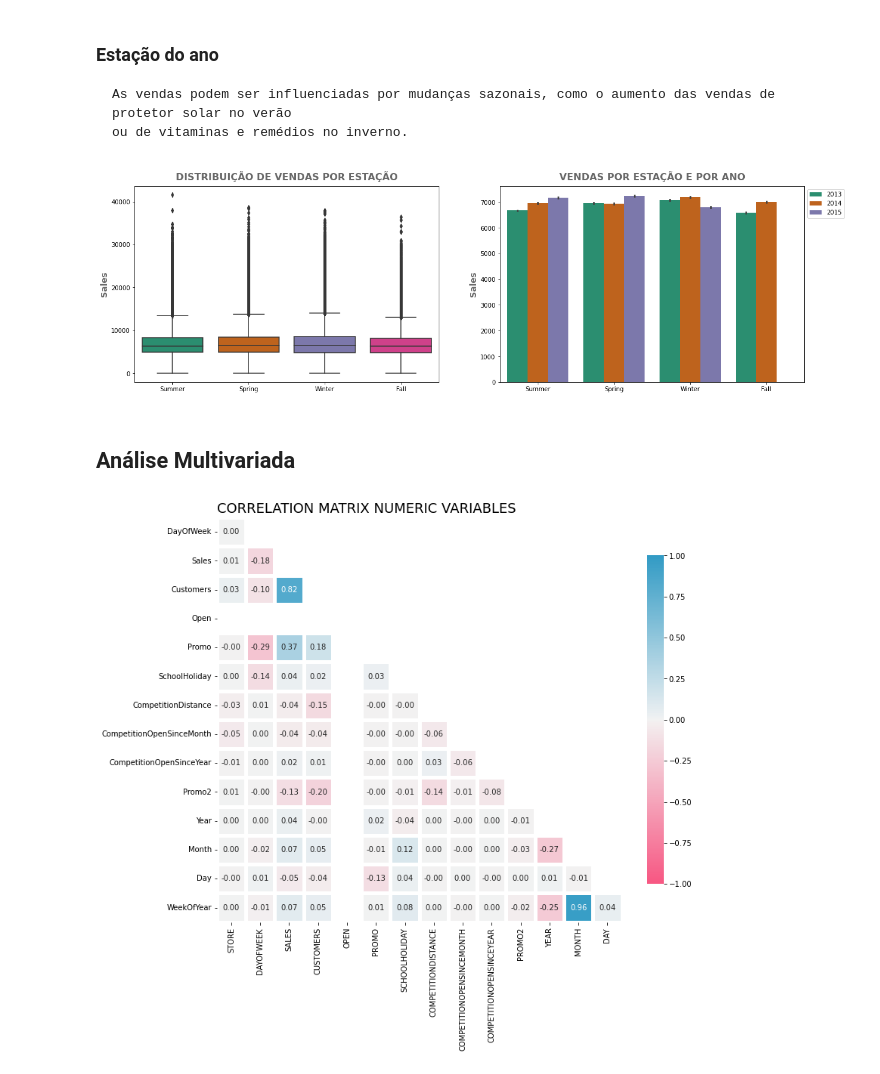
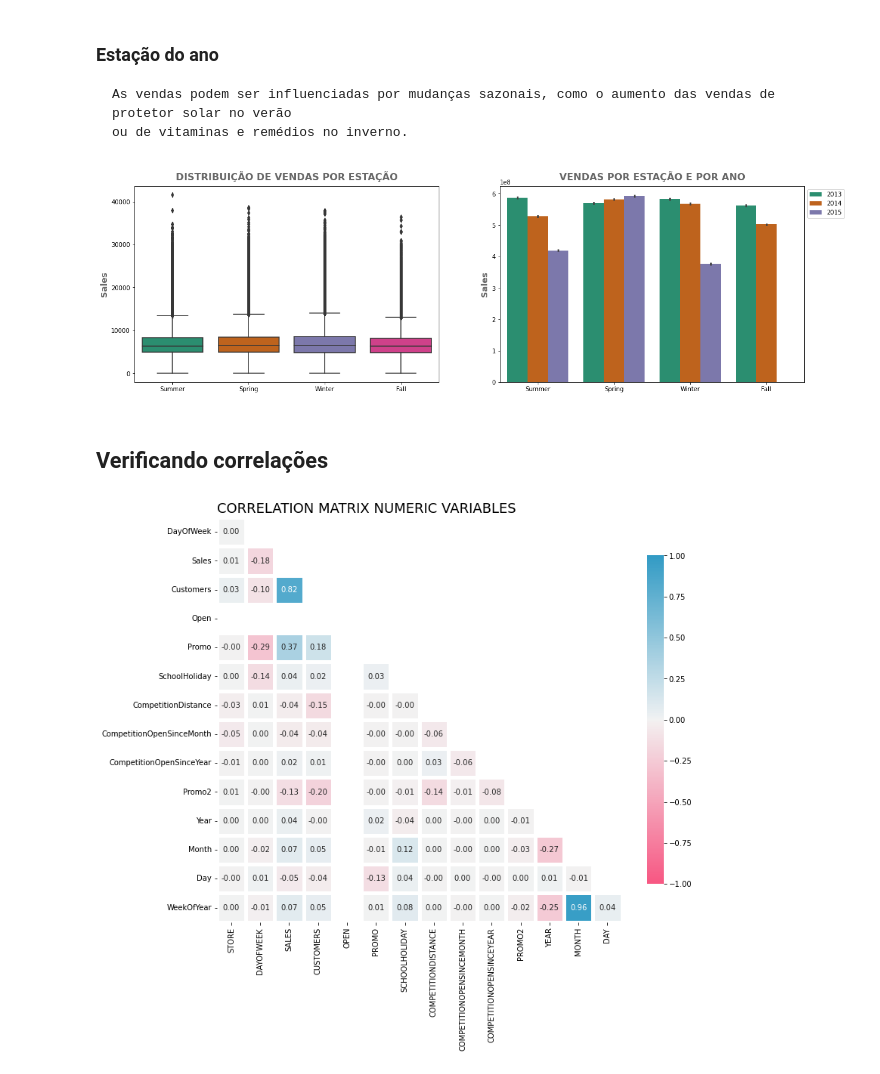
Before and after one commit to LidAlmeida/rossmann_prediction, a Jupyter notebook: notebooks/0.1-exploratory-data-analysis-rossmann.ipynb, the cells around one changed output. Saved outputs shown, nothing was run; the diff lists cells and outputs as text; code cells hidden in the pictures.

```diff
--- a/notebooks/0.1-exploratory-data-analysis-rossmann.ipynb
+++ b/notebooks/0.1-exploratory-data-analysis-rossmann.ipynb
@@ -832,26 +901,26 @@ day_week.set_title('VENDAS POR DIA DA SEMANA', pad=20,
 # %%
 fig, (ax0, ax1) = plt.subplots(nrows=1, ncols=2,
                                figsize=(20, 6))
 
 # Barplot
 sns.boxplot(x='Season', y='Sales', palette='Dark2', data=df2, ax=ax0)
 ax0.set_xlabel(' ')
 ax0.set_ylabel('Sales', fontsize=14, color='dimgrey', fontweight='bold')
 ax0.set_title('DISTRIBUIÇÃO DE VENDAS POR ESTAÇÃO', pad=10,
               fontsize=16, color='dimgrey', fontweight='bold')
 
 # Barplot
 sns.barplot(x='Season', y='Sales', hue='Year',
-            palette='Dark2', data=df2, ax=ax1)
+            palette='Dark2', estimator=sum, data=df2, ax=ax1)
 ax1.set_xlabel(' ')
 ax1.set_ylabel('Sales', fontsize=14, color='dimgrey', fontweight='bold')
 ax1.set_title('VENDAS POR ESTAÇÃO E POR ANO', pad=10,
               fontsize=16, color='dimgrey', fontweight='bold')
 ax1.legend(bbox_to_anchor=(1, 1), loc=2);
 # %% [output]
-[figure, old version]
+[figure, new version]
 # %% [markdown]
-## Análise Multivariada
+## Verificando correlações
 # %%
 df_corr = df2.corr()
 # %%
```
Also changed, not shown: parts of 60 cells of this notebook, 1 other file.
